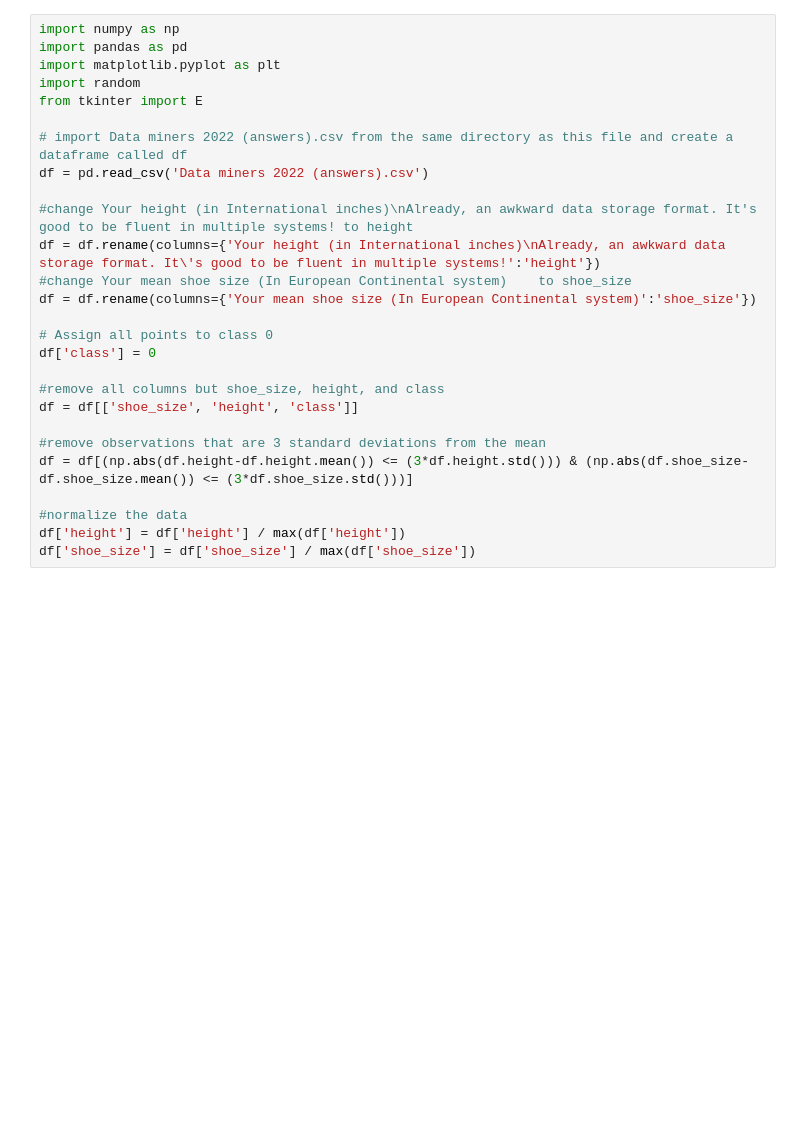
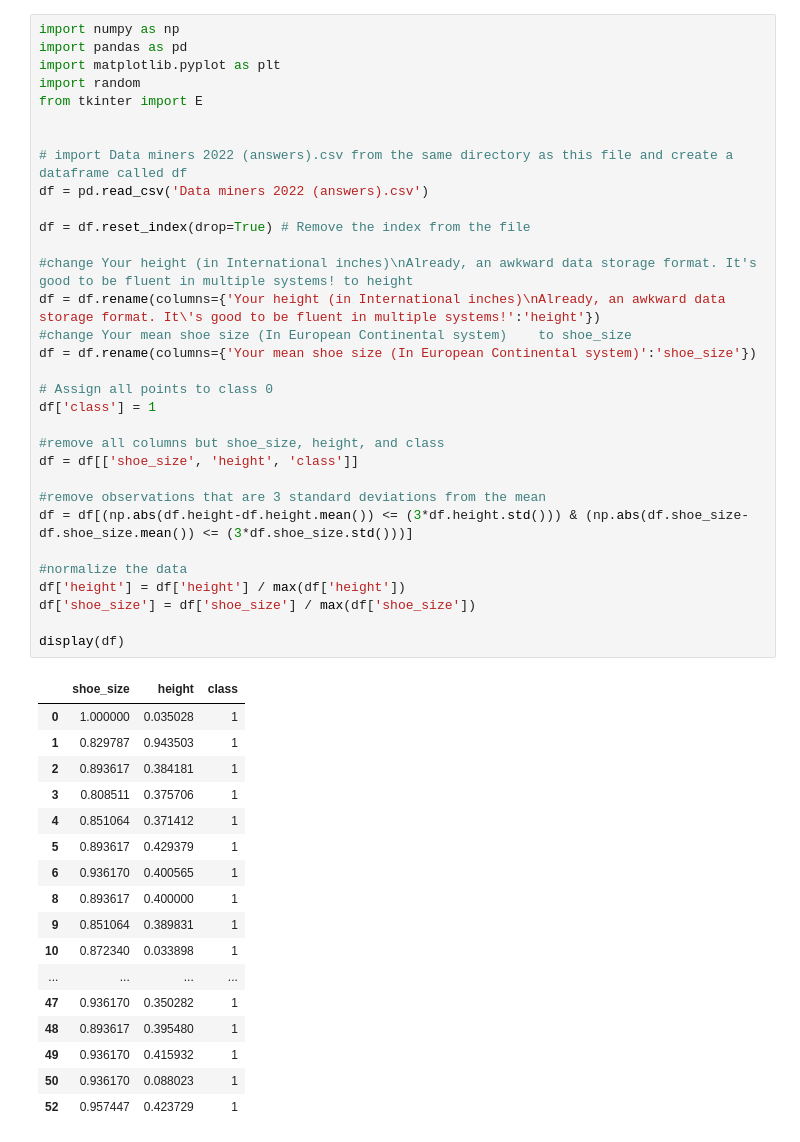
Before and after one commit to Dybton/data-mining-mini-project, a Jupyter notebook: mini_project_clustering.ipynb, the cells around one changed output. Drawn from its saved outputs; the diff is of its cells as text; blank space fills up the shorter version.

```diff
--- a/mini_project_clustering.ipynb
+++ b/mini_project_clustering.ipynb
@@ -1,29 +1,52 @@
 # %%
 import numpy as np
 import pandas as pd
 import matplotlib.pyplot as plt
 import random
 from tkinter import E
 
+
 # import Data miners 2022 (answers).csv from the same directory as this file and create a dataframe called df
 df = pd.read_csv('Data miners 2022 (answers).csv')
+
+df = df.reset_index(drop=True) # Remove the index from the file
 
 #change Your height (in International inches)\nAlready, an awkward data storage format. It's good to be fluent in multiple systems! to height
 df = df.rename(columns={'Your height (in International inches)\nAlready, an awkward data storage format. It\'s good to be fluent in multiple systems!':'height'})
 #change Your mean shoe size (In European Continental system)	to shoe_size
 df = df.rename(columns={'Your mean shoe size (In European Continental system)':'shoe_size'})
 
 # Assign all points to class 0
-df['class'] = 0
+df['class'] = 1
 
 #remove all columns but shoe_size, height, and class
 df = df[['shoe_size', 'height', 'class']]
 
 #remove observations that are 3 standard deviations from the mean
 df = df[(np.abs(df.height-df.height.mean()) <= (3*df.height.std())) & (np.abs(df.shoe_size-df.shoe_size.mean()) <= (3*df.shoe_size.std()))]
 
 #normalize the data
 df['height'] = df['height'] / max(df['height'])
 df['shoe_size'] = df['shoe_size'] / max(df['shoe_size'])
+
+display(df)
+# %% [output]
+|  | shoe_size | height | class |
+| 0 | 1.000000 | 0.035028 | 1 |
+| 1 | 0.829787 | 0.943503 | 1 |
+| 2 | 0.893617 | 0.384181 | 1 |
+| 3 | 0.808511 | 0.375706 | 1 |
+| 4 | 0.851064 | 0.371412 | 1 |
+| 5 | 0.893617 | 0.429379 | 1 |
+| 6 | 0.936170 | 0.400565 | 1 |
+| 8 | 0.893617 | 0.400000 | 1 |
+| 9 | 0.851064 | 0.389831 | 1 |
+| 10 | 0.872340 | 0.033898 | 1 |
+| ... | ... | ... | ... |
+| 47 | 0.936170 | 0.350282 | 1 |
+| 48 | 0.893617 | 0.395480 | 1 |
+| 49 | 0.936170 | 0.415932 | 1 |
+| 50 | 0.936170 | 0.088023 | 1 |
+| 52 | 0.957447 | 0.423729 | 1 |
 # %%
 plt.title('Scatter plot of the Distribution of data')
```
Also changed, not shown: parts of 7 cells of this notebook, 5 other files.
